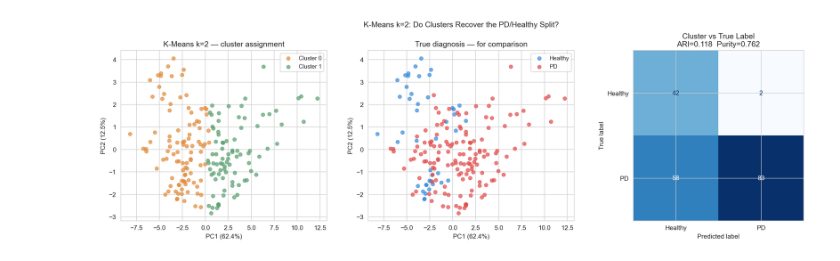
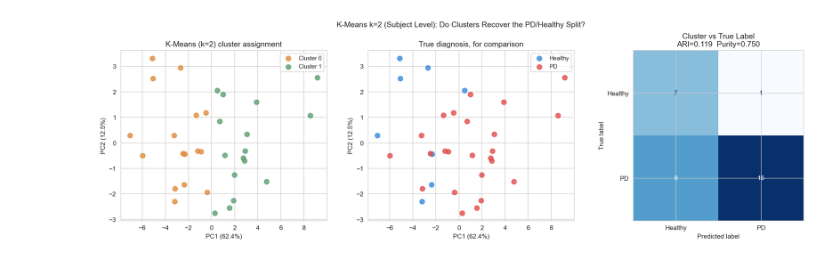
Before and after one commit to nataliia-stempkovska/FoDS-Parkinson-Disease-Dataset, a Jupyter notebook: models/unsupervised-ml/clustering_analysis.ipynb, the cells around one changed output. Cells and saved outputs as stored; diff of their text form; code cells hidden in the pictures.

```diff
--- a/models/unsupervised-ml/clustering_analysis.ipynb
+++ b/models/unsupervised-ml/clustering_analysis.ipynb
@@ -278,71 +238,61 @@ Parkinson's / healthy labels using:
 # %%
-km2 = KMeans(n_clusters=2, random_state=42, n_init=50)
-cluster_labels = km2.fit_predict(X_scaled)
+km2_subj          = KMeans(n_clusters=2, random_state=42, n_init=50)
+cluster_labels_subj = km2_subj.fit_predict(X_scaled_subj)
 
-ari = adjusted_rand_score(y_true, cluster_labels)
-sil = silhouette_score(X_scaled, cluster_labels)
+ari_subj    = adjusted_rand_score(y_true_grouped, cluster_labels_subj)
+sil_subj    = silhouette_score(X_scaled_subj, cluster_labels_subj)
+purity_subj = cluster_purity(y_true_grouped, cluster_labels_subj)
 
-# Purity: for each cluster, majority class fraction
-def cluster_purity(y_true, cluster_labels):
-    total = 0
-    for c in np.unique(cluster_labels):
-        mask = cluster_labels == c
-        total += np.bincount(y_true[mask]).max()
-    return total / len(y_true)
-
-purity = cluster_purity(y_true, cluster_labels)
-
-# Best-alignment confusion matrix (try both permutations)
-cm0 = confusion_matrix(y_true, cluster_labels)
-cm1 = confusion_matrix(y_true, 1 - cluster_labels)
+# Best-alignment confusion matrix
+cm0 = confusion_matrix(y_true_grouped, cluster_labels_subj)
+cm1 = confusion_matrix(y_true_grouped, 1 - cluster_labels_subj)
 acc0 = (cm0[0,0] + cm0[1,1]) / cm0.sum()
 acc1 = (cm1[0,0] + cm1[1,1]) / cm1.sum()
-best_cm = cm0 if acc0 >= acc1 else cm1
-best_labels = cluster_labels if acc0 >= acc1 else 1 - cluster_labels
+best_cm_subj     = cm0 if acc0 >= acc1 else cm1
+best_labels_subj = cluster_labels_subj if acc0 >= acc1 else 1 - cluster_labels_subj
 
-print(f'K-Means k=2 results')
-print(f'  Adjusted Rand Index (ARI) : {ari:.3f}')
-print(f'  Silhouette score          : {sil:.3f}')
-print(f'  Cluster purity            : {purity:.3f}')
+print('K-Means k=2 — SUBJECT LEVEL')
+print(f'  Adjusted Rand Index (ARI) : {ari_subj:.3f}')
+print(f'  Silhouette score          : {sil_subj:.3f}')
+print(f'  Cluster purity            : {purity_subj:.3f}')
 print()
 print('Cluster composition:')
 for c in [0, 1]:
-    mask = cluster_labels == c
-    n_pd = (y_true[mask] == 1).sum()
-    n_he = (y_true[mask] == 0).sum()
-    print(f'  Cluster {c}: {mask.sum()} recordings — PD={n_pd}, Healthy={n_he}')
+    mask = cluster_labels_subj == c
+    n_pd = (y_true_grouped[mask] == 1).sum()
+    n_he = (y_true_grouped[mask] == 0).sum()
+    print(f'  Cluster {c}: {mask.sum()} subjects, PD={n_pd}, Healthy={n_he}')
 
-# Figure: PCA scatter (clusters) + confusion matrix
 fig, axes = plt.subplots(1, 3, figsize=(16, 5))
 
-# Left: PCA colored by CLUSTER
+# PCA scatter — cluster assignment
 ax = axes[0]
 for c, label, color in [(0, 'Cluster 0', COL_C0), (1, 'Cluster 1', COL_C1)]:
-    m = best_labels == c
-    ax.scatter(X_pca[m, 0], X_pca[m, 1], c=color, label=label, alpha=0.7, s=30)
-ax.set_xlabel(f'PC1 ({ev_ratio[0]*100:.1f}%)')
-ax.set_ylabel(f'PC2 ({ev_ratio[1]*100:.1f}%)')
-ax.set_title('K-Means k=2 — cluster assignment')
+    m = best_labels_subj == c
+    ax.scatter(X_pca_subj[m, 0], X_pca_subj[m, 1], c=color, label=label, alpha=0.8, s=60)
+ax.set_xlabel(f'PC1 ({ev_subj[0]*100:.1f}%)')
+ax.set_ylabel(f'PC2 ({ev_subj[1]*100:.1f}%)')
+ax.set_title('K-Means (k=2) cluster assignment')
 ax.legend(fontsize=9)
 
-# Middle: PCA colored by TRUE LABEL
+# PCA scatter — true label
 ax = axes[1]
 for g, label, color in [(0, 'Healthy', PALETTE["Healthy"]), (1, 'PD', PALETTE["PD"])]:
-    m = y_true == g
-    ax.scatter(X_pca[m, 0], X_pca[m, 1], c=color, label=label, alpha=0.7, s=30)
-ax.set_xlabel(f'PC1 ({ev_ratio[0]*100:.1f}%)')
-ax.set_ylabel(f'PC2 ({ev_ratio[1]*100:.1f}%)')
-ax.set_title('True diagnosis — for comparison')
+    m = y_true_grouped == g
+    ax.scatter(X_pca_subj[m, 0], X_pca_subj[m, 1], c=color, label=label, alpha=0.8, s=60)
+ax.set_xlabel(f'PC1 ({ev_subj[0]*100:.1f}%)')
+ax.set_ylabel(f'PC2 ({ev_subj[1]*100:.1f}%)')
+ax.set_title('True diagnosis, for comparison')
 ax.legend(fontsize=9)
 
-# Right: confusion matrix
+# Confusion matrix
 ax = axes[2]
-disp = ConfusionMatrixDisplay(best_cm, display_labels=['Healthy', 'PD'])
+disp = ConfusionMatrixDisplay(best_cm_subj, display_labels=['Healthy', 'PD'])
 disp.plot(ax=ax, colorbar=False, cmap='Blues')
-ax.set_title(f'Cluster vs True Label\nARI={ari:.3f}  Purity={purity:.3f}')
+ax.set_title(f'Cluster vs True Label\nARI={ari_subj:.3f}  Purity={purity_subj:.3f}')
 
-fig.suptitle('K-Means k=2: Do Clusters Recover the PD/Healthy Split?', fontsize=12)
+fig.suptitle('K-Means k=2 (Subject Level): Do Clusters Recover the PD/Healthy Split?', fontsize=12)
 plt.tight_layout()
-plt.savefig('outputs/clustering_kmeans_k2.png', dpi=200, bbox_inches='tight')
+plt.savefig('outputs/clustering_kmeans_k2_subject.png', dpi=200, bbox_inches='tight')
 plt.show()
 # %% [output]
@@ -357 +307 @@ Cluster composition:
-[figure, old version]
+[figure, new version]
```
Also changed, not shown: parts of 21 cells of this notebook, 4 other files.
